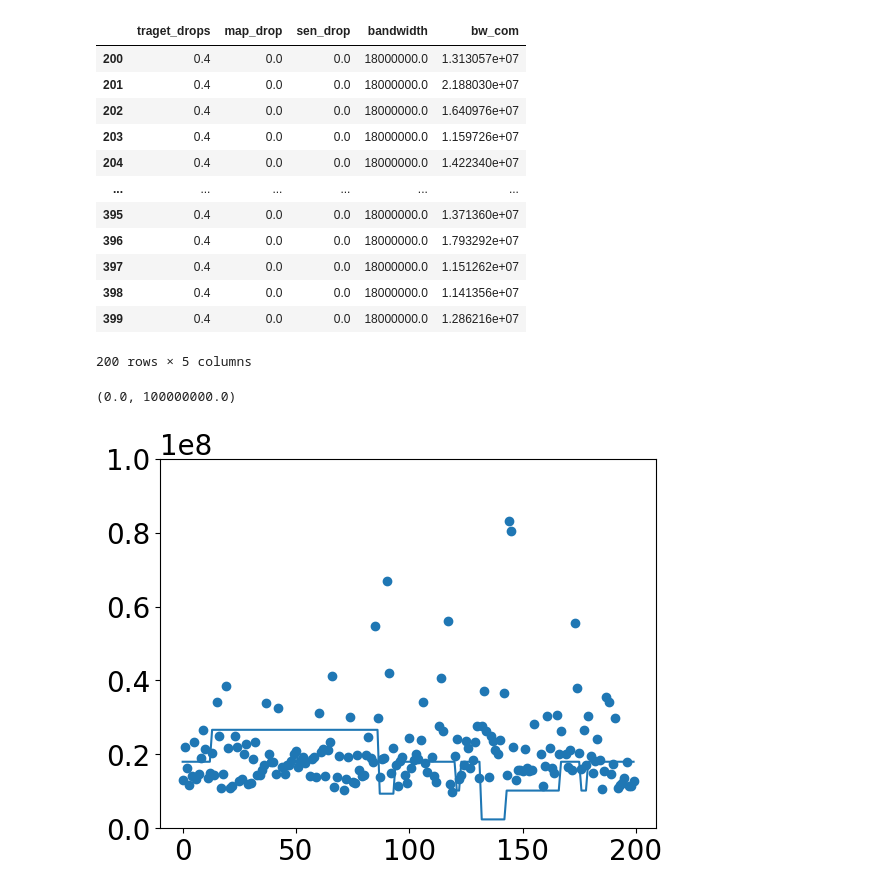
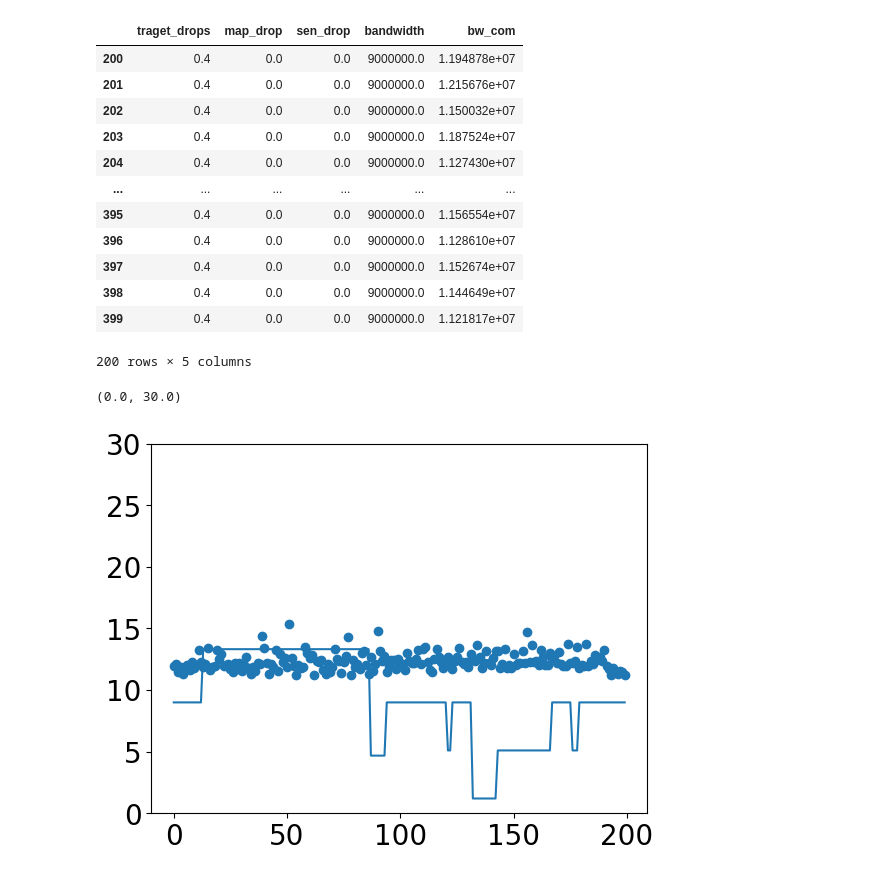
Before and after one commit to Rexyyj/split_DNN_framework, a Jupyter notebook: dynamic_framework_v2/plots/get_overall_success_rate_static_direct.ipynb, the cells around one changed output. Saved outputs shown, nothing was run; the diff lists cells and outputs as text; code cells hidden in the pictures.

```diff
--- a/dynamic_framework_v2/plots/get_overall_success_rate_static_direct.ipynb
+++ b/dynamic_framework_v2/plots/get_overall_success_rate_static_direct.ipynb
@@ -8,15 +8,15 @@ plt.rcParams.update({"text.usetex": False,
                      "pdf.fonttype": 42,
                      "ps.fonttype": 42})
 # %%
-target_latency = 140
+target_latency = 155
 # %%
 # local_df = pd.read_csv("../measurements/local_long/map.csv")
 # root_folder = "../measurements/direct_split_quantize/"
 # mag_folder = "../measurements_vidvrd/test_ltl_15/"
 
 local_df = pd.read_csv("../measurements_vidvrd/local_test/map.csv")
-root_folder = "../measurements_vidvrd/direct_split_quantize/"
-mag_folder = "../measurements_vidvrd/test_ltl_15/"
+root_folder = "../measurements_vidvrd/direct_split/"
+mag_folder = "../measurements_vidvrd/test_ltl_15_1/"
 
 # local_df = pd.read_csv("../measurements_bev/local_test/map.csv")
 # root_folder = "../measurements_bev/direct_split_quantize/"
@@ -74,25 +106,25 @@ df = df[200:]
 df
 # %% [output]
 |  | traget_drops | map_drop | sen_drop | bandwidth | bw_com |
-| 200 | 0.4 | 0.0 | 0.0 | 18000000.0 | 1.313057e+07 |
-| 201 | 0.4 | 0.0 | 0.0 | 18000000.0 | 2.188030e+07 |
-| 202 | 0.4 | 0.0 | 0.0 | 18000000.0 | 1.640976e+07 |
-| 203 | 0.4 | 0.0 | 0.0 | 18000000.0 | 1.159726e+07 |
-| 204 | 0.4 | 0.0 | 0.0 | 18000000.0 | 1.422340e+07 |
+| 200 | 0.4 | 0.0 | 0.0 | 9000000.0 | 1.194878e+07 |
+| 201 | 0.4 | 0.0 | 0.0 | 9000000.0 | 1.215676e+07 |
+| 202 | 0.4 | 0.0 | 0.0 | 9000000.0 | 1.150032e+07 |
+| 203 | 0.4 | 0.0 | 0.0 | 9000000.0 | 1.187524e+07 |
+| 204 | 0.4 | 0.0 | 0.0 | 9000000.0 | 1.127430e+07 |
 | ... | ... | ... | ... | ... | ... |
-| 395 | 0.4 | 0.0 | 0.0 | 18000000.0 | 1.371360e+07 |
-| 396 | 0.4 | 0.0 | 0.0 | 18000000.0 | 1.793292e+07 |
-| 397 | 0.4 | 0.0 | 0.0 | 18000000.0 | 1.151262e+07 |
-| 398 | 0.4 | 0.0 | 0.0 | 18000000.0 | 1.141356e+07 |
-| 399 | 0.4 | 0.0 | 0.0 | 18000000.0 | 1.286216e+07 |
+| 395 | 0.4 | 0.0 | 0.0 | 9000000.0 | 1.156554e+07 |
+| 396 | 0.4 | 0.0 | 0.0 | 9000000.0 | 1.128610e+07 |
+| 397 | 0.4 | 0.0 | 0.0 | 9000000.0 | 1.152674e+07 |
+| 398 | 0.4 | 0.0 | 0.0 | 9000000.0 | 1.144649e+07 |
+| 399 | 0.4 | 0.0 | 0.0 | 9000000.0 | 1.121817e+07 |
 200 rows × 5 columns
 # %%
-plt.plot(np.arange(200),df["bandwidth"])
-plt.scatter(np.arange(200),df["bw_com"])
-plt.ylim([0,1e8])
+plt.plot(np.arange(200),df["bandwidth"]/1e6)
+plt.scatter(np.arange(200),df["bw_com"]/1e6)
+plt.ylim([0,30])
 # %% [output]
-(0.0, 100000000.0)
+(0.0, 30.0)
-[figure, old version]
+[figure, new version]
 # %%
 good_df = df[df["map_drop"]<df["traget_drops"]]
 good_df= good_df[good_df["sen_drop"]<good_df["traget_drops"]]
```
Also changed, not shown: parts of 5 cells of this notebook, 28 other files.
